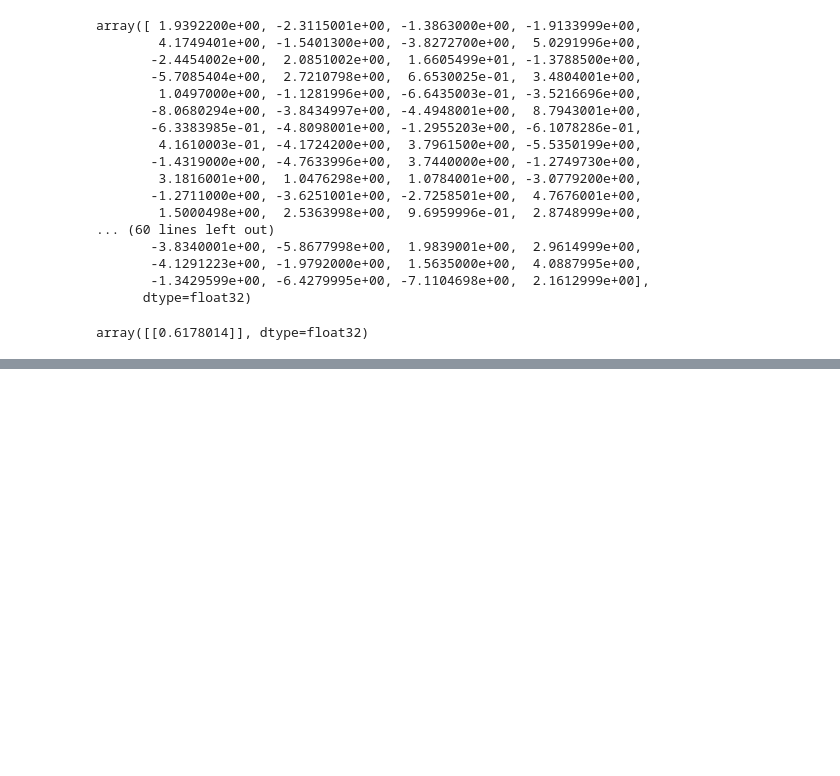
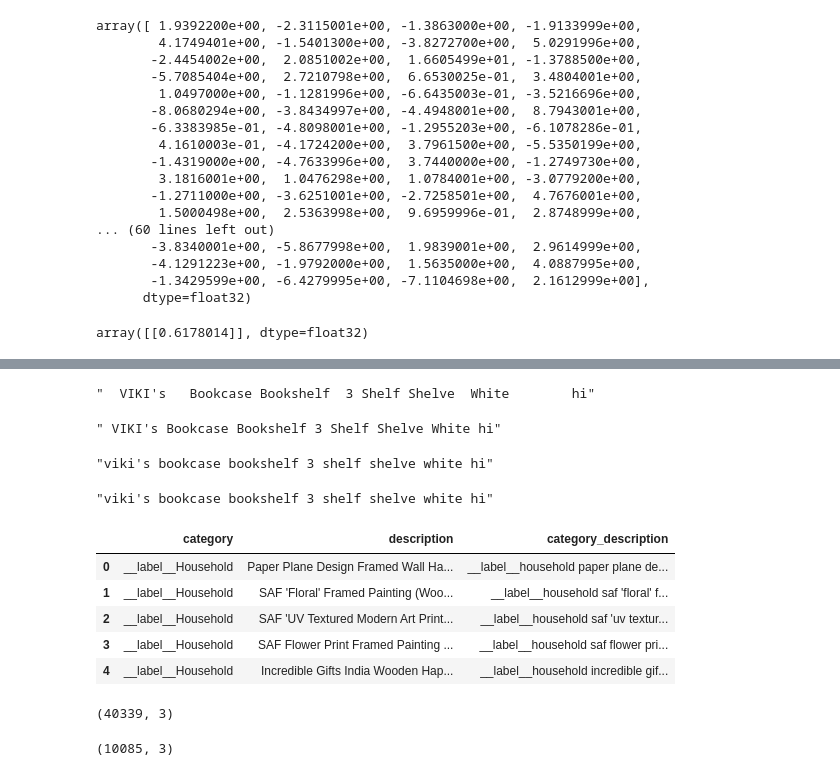
Before and after one commit to kellianneyang/natural-language-processing-practice, a Jupyter notebook: nlp-tutorial-by-codebasics/word_embedding_techniques.ipynb, the cells around one changed output, grey strips where cells are left out. Drawn from its saved outputs; the diff is of its cells as text; code cells hidden in the pictures; blank space fills up the shorter version.

```diff
--- a/nlp-tutorial-by-codebasics/word_embedding_techniques.ipynb
+++ b/nlp-tutorial-by-codebasics/word_embedding_techniques.ipynb
@@ -771,0 +872,52 @@ print(classification_report(y_test, y_pred))
+# %%
+# recommended to preprocess by converting to lower, removing punctuation,
+# removing extra white spaces, etc.
+
+# preprocess with re (regex101.com)
+
+import re
+
+text = "  VIKI's | Bookcase/Bookshelf (3-Shelf/Shelve, White) | ? . hi"
+
+# sub all non-word characters except apostrophe with space
+text = re.sub(r"[^\w\s\']", " ", text)
+text
+# %% [output]
+"  VIKI's   Bookcase Bookshelf  3 Shelf Shelve  White        hi"
+# %%
+# sub multiple spaces with one space
+text = re.sub(r" +", " ", text)
+text
+# %% [output]
+" VIKI's Bookcase Bookshelf 3 Shelf Shelve White hi"
+# %%
+text = text.strip().lower()
+text
+# %% [output]
+"viki's bookcase bookshelf 3 shelf shelve white hi"
+# %%
+# put it all into a function
+
+def preprocess(text):
+    text = re.sub(r"[^\w\s\']", " ", text)
+    text = re.sub(r" +", " ", text)
+    return text.strip().lower()
+# %%
+# test
+text = "  VIKI's | Bookcase/Bookshelf (3-Shelf/Shelve, White) | ? . hi"
+
+preprocess(text)
+# %% [output]
+"viki's bookcase bookshelf 3 shelf shelve white hi"
+# %%
+# preprocess on entire category_description column
+df['category_description'] = df['category_description'].map(preprocess)
+
+df.head()
+# %% [output]
+|  | category | description | category_description |
+| 0 | __label__Household | Paper Plane Design Framed Wall Ha... | __label__household paper plane de... |
+| 1 | __label__Household | SAF 'Floral' Framed Painting (Woo... | __label__household saf 'floral' f... |
+| 2 | __label__Household | SAF 'UV Textured Modern Art Print... | __label__household saf 'uv textur... |
+| 3 | __label__Household | SAF Flower Print Framed Painting ... | __label__household saf flower pri... |
+| 4 | __label__Household | Incredible Gifts India Wooden Hap... | __label__household incredible gif... |
@@ -771,0 +932,8 @@ print(classification_report(y_test, y_pred))
+# %%
+train.shape
+# %% [output]
+(40339, 3)
+# %%
+test.shape
+# %% [output]
+(10085, 3)
```
Also changed, not shown: parts of 131 cells of this notebook, 7 other files.
